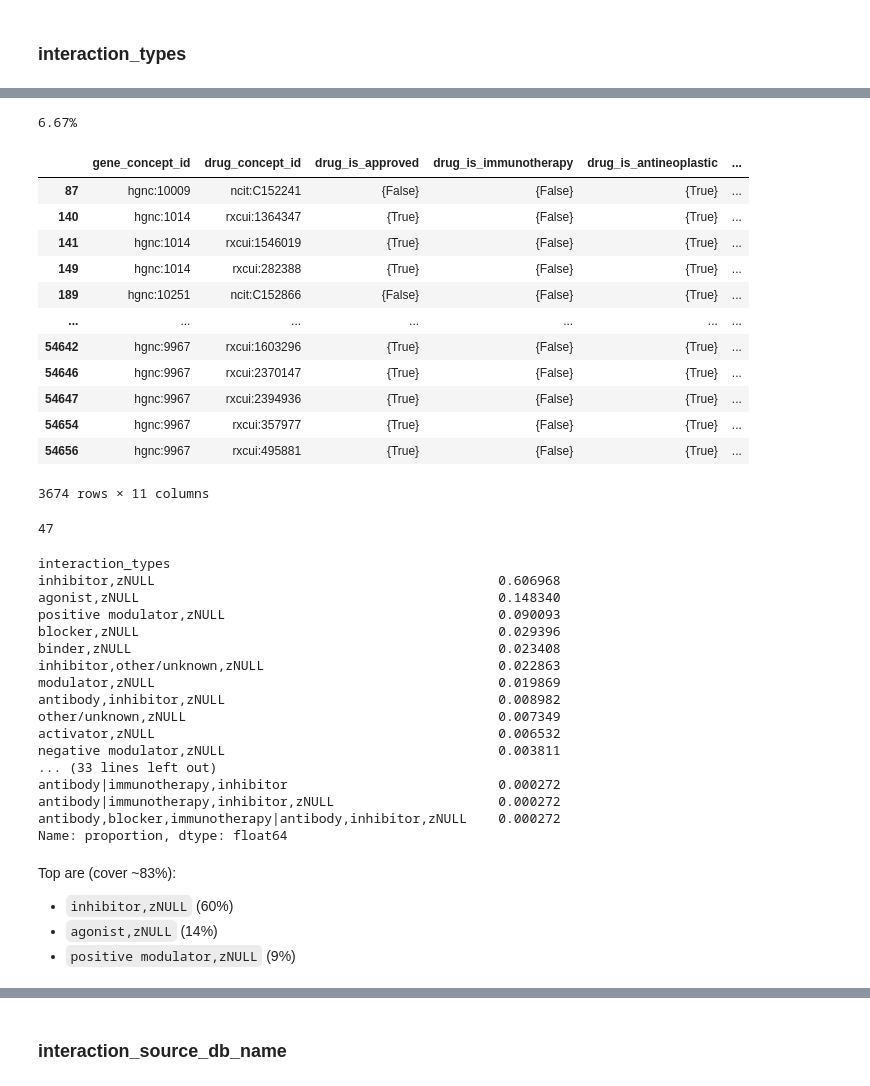
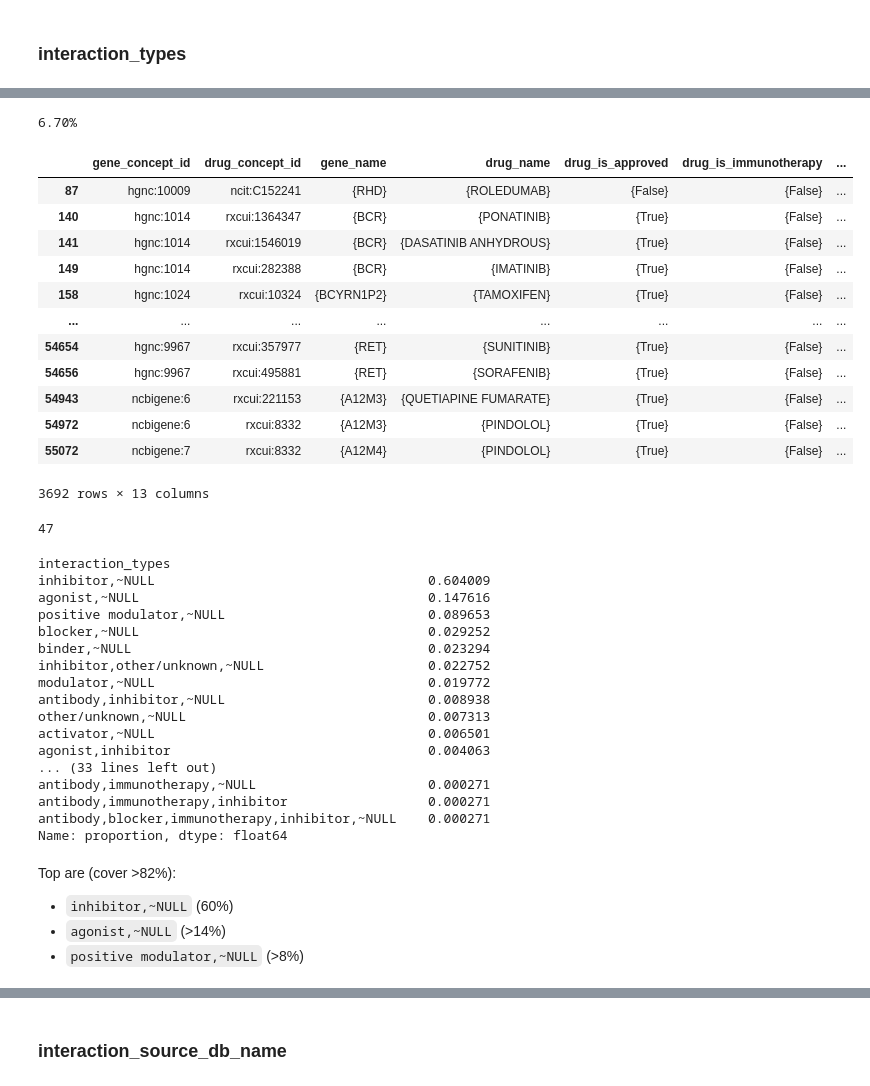
Before and after one commit to NCATSTranslator/translator-ingests, a Jupyter notebook: src/translator_ingest/ingests/dgidb/dgidb-eda.ipynb, the cells around one changed output, grey strips where cells are left out. Drawn from its saved outputs; the diff is of its cells as text; code cells hidden in the pictures.

```diff
--- a/src/translator_ingest/ingests/dgidb/dgidb-eda.ipynb
+++ b/src/translator_ingest/ingests/dgidb/dgidb-eda.ipynb
@@ -497,26 +627,26 @@ df_merge[df_merge["interaction_source_db_name"].map(len) > 1].shape[0]
 
 Are there sets that don't make sense?
 # %%
-df_multi_types_2 = df_merge[df_merge["interaction_types"].map(len) > 1].copy()
+# merge1_multi_types = merge1[merge1["interaction_types"].map(len) > 1].copy()
 
-print(f"{df_multi_types_2.shape[0] / df_merge.shape[0]:.2%}")
+# print(f"{merge1_multi_types.shape[0] / merge1.shape[0]:.2%}")
 
-df_multi_types_2
+# merge1_multi_types
 # %% [output]
-6.67%
+6.70%
-|  | gene_concept_id | drug_concept_id | drug_is_approved | drug_is_immunotherapy | drug_is_antineoplastic | ... |
-| 87 | hgnc:10009 | ncit:C152241 | {False} | {False} | {True} | ... |
-| 140 | hgnc:1014 | rxcui:1364347 | {True} | {False} | {True} | ... |
-| 141 | hgnc:1014 | rxcui:1546019 | {True} | {False} | {True} | ... |
-| 149 | hgnc:1014 | rxcui:282388 | {True} | {False} | {True} | ... |
-| 189 | hgnc:10251 | ncit:C152866 | {False} | {False} | {True} | ... |
-| ... | ... | ... | ... | ... | ... | ... |
-| 54642 | hgnc:9967 | rxcui:1603296 | {True} | {False} | {True} | ... |
-| 54646 | hgnc:9967 | rxcui:2370147 | {True} | {False} | {True} | ... |
-| 54647 | hgnc:9967 | rxcui:2394936 | {True} | {False} | {True} | ... |
-| 54654 | hgnc:9967 | rxcui:357977 | {True} | {False} | {True} | ... |
-| 54656 | hgnc:9967 | rxcui:495881 | {True} | {False} | {True} | ... |
+|  | gene_concept_id | drug_concept_id | gene_name | drug_name | drug_is_approved | drug_is_immunotherapy | ... |
+| 87 | hgnc:10009 | ncit:C152241 | {RHD} | {ROLEDUMAB} | {False} | {False} | ... |
+| 140 | hgnc:1014 | rxcui:1364347 | {BCR} | {PONATINIB} | {True} | {False} | ... |
+| 141 | hgnc:1014 | rxcui:1546019 | {BCR} | {DASATINIB ANHYDROUS} | {True} | {False} | ... |
+| 149 | hgnc:1014 | rxcui:282388 | {BCR} | {IMATINIB} | {True} | {False} | ... |
+| 158 | hgnc:1024 | rxcui:10324 | {BCYRN1P2} | {TAMOXIFEN} | {True} | {False} | ... |
+| ... | ... | ... | ... | ... | ... | ... | ... |
+| 54654 | hgnc:9967 | rxcui:357977 | {RET} | {SUNITINIB} | {True} | {False} | ... |
+| 54656 | hgnc:9967 | rxcui:495881 | {RET} | {SORAFENIB} | {True} | {False} | ... |
+| 54943 | ncbigene:6 | rxcui:221153 | {A12M3} | {QUETIAPINE FUMARATE} | {True} | {False} | ... |
+| 54972 | ncbigene:6 | rxcui:8332 | {A12M3} | {PINDOLOL} | {True} | {False} | ... |
+| 55072 | ncbigene:7 | rxcui:8332 | {A12M4} | {PINDOLOL} | {True} | {False} | ... |
-3674 rows × 11 columns
+3692 rows × 13 columns
 # %%
 # SORT values first - so the sets are ideally unique beforehand
 
@@ -526,28 +656,28 @@ df_multi_types_2["interaction_types"].nunique()
 # %% [output]
 47
 # %%
-df_multi_types_2["interaction_types"].value_counts(normalize=True)
+# merge1_multi_types["interaction_types"].value_counts(normalize=True)
 # %% [output]
 interaction_types
-inhibitor,zNULL                                            0.606968
-agonist,zNULL                                              0.148340
-positive modulator,zNULL                                   0.090093
-blocker,zNULL                                              0.029396
-binder,zNULL                                               0.023408
-inhibitor,other/unknown,zNULL                              0.022863
-modulator,zNULL                                            0.019869
-antibody,inhibitor,zNULL                                   0.008982
-other/unknown,zNULL                                        0.007349
-activator,zNULL                                            0.006532
-negative modulator,zNULL                                   0.003811
+inhibitor,~NULL                                   0.604009
+agonist,~NULL                                     0.147616
+positive modulator,~NULL                          0.089653
+blocker,~NULL                                     0.029252
+binder,~NULL                                      0.023294
+inhibitor,other/unknown,~NULL                     0.022752
+modulator,~NULL                                   0.019772
+antibody,inhibitor,~NULL                          0.008938
+other/unknown,~NULL                               0.007313
+activator,~NULL                                   0.006501
+agonist,inhibitor                                 0.004063
 ... (33 lines left out)
-antibody|immunotherapy,inhibitor                           0.000272
-antibody|immunotherapy,inhibitor,zNULL                     0.000272
-antibody,blocker,immunotherapy|antibody,inhibitor,zNULL    0.000272
+antibody,immunotherapy,~NULL                      0.000271
+antibody,immunotherapy,inhibitor                  0.000271
+antibody,blocker,immunotherapy,inhibitor,~NULL    0.000271
 Name: proportion, dtype: float64
 # %% [markdown]
-Top are (cover ~83%):
-* `inhibitor,zNULL` (60%)
-* `agonist,zNULL` (14%)
-* `positive modulator,zNULL` (9%)
+Top are (cover >82%):
+* `inhibitor,~NULL` (60%)
+* `agonist,~NULL` (>14%)
+* `positive modulator,~NULL` (>8%)
 # %%
```
Also changed, not shown: parts of 91 cells of this notebook.
